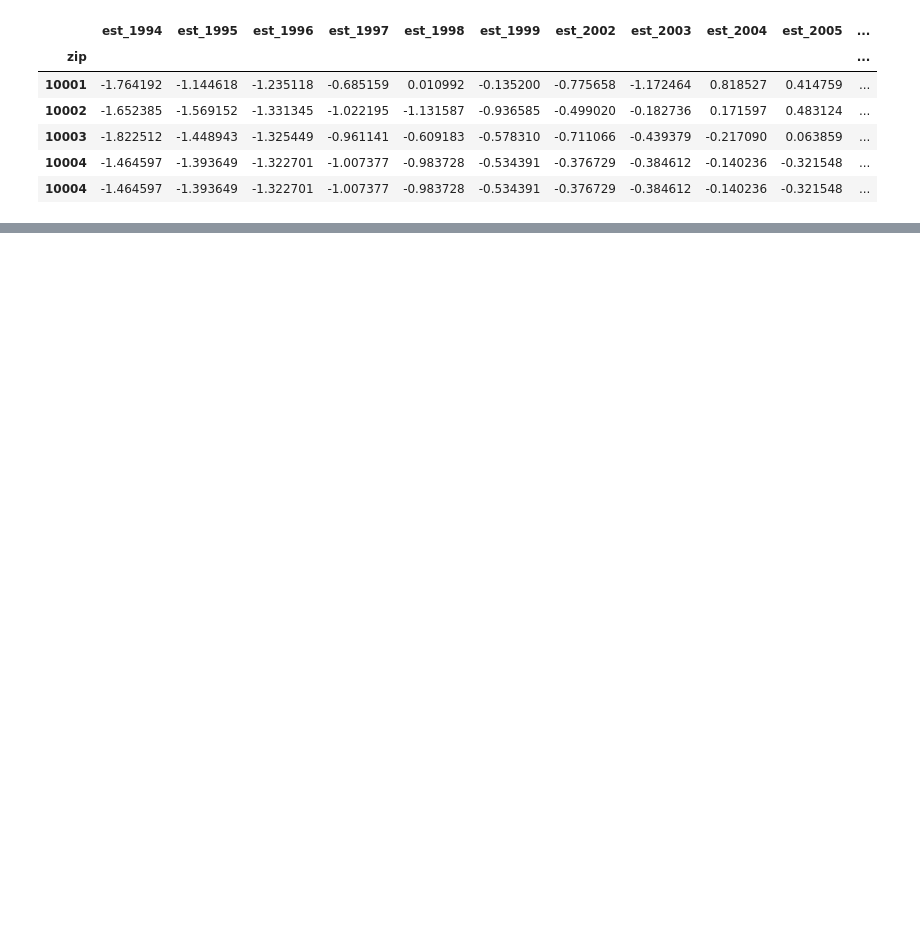
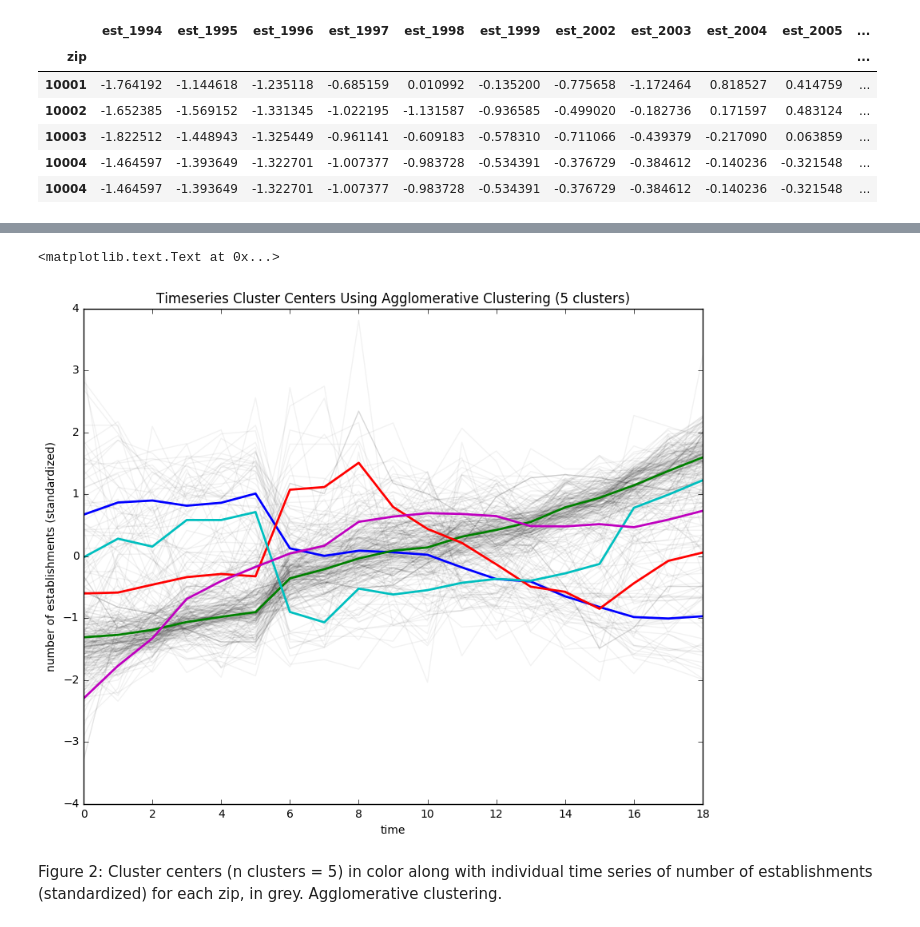
Before and after one commit to iwsstuart/PUI2016_is1480, a Jupyter notebook: HW11_is1480/Assignment2.ipynb, the cells around one changed output, grey strips where cells are left out. Cells and saved outputs as stored; diff of their text form; code cells hidden in the pictures; blank space fills up the shorter version.

```diff
--- a/HW11_is1480/Assignment2.ipynb
+++ b/HW11_is1480/Assignment2.ipynb
@@ -289,0 +221,8 @@ pl.plot(x, clf.cluster_centers_.T, '-', lw=2)
+# %%
+# Perform agglomerative clustering on the data
+nc = 5
+samples = est_zipindex
+clf_a = sklearn.cluster.AgglomerativeClustering(n_clusters=nc)
+labels_agg = clf_a.fit_predict(samples)
+print labels_agg
+len(labels_agg)
@@ -289,0 +238,6 @@ pl.plot(x, clf.cluster_centers_.T, '-', lw=2)
+# %%
+# Calculate cluster centers for agglomerative clustering
+cluster_centers = np.empty((5, 19))
+for i in range(nc):
+    cluster_centers[i] = est_zipindex[labels_agg == i].mean()
+cluster_centers
@@ -289,0 +265,17 @@ pl.plot(x, clf.cluster_centers_.T, '-', lw=2)
+# %%
+# Plot the cluster centers along with individual time series for each zip
+
+pl.figure(figsize=(10,8))
+x = range(19)
+# print shape(x)
+# print est_zipindex.T.shape
+pl.plot(x, est_zipindex.T, '-', c='k', alpha=0.05)
+pl.plot(x, cluster_centers.T, '-', lw=2)
+pl.xlabel('time')
+pl.ylabel('number of establishments (standardized)')
+pl.title('Timeseries Cluster Centers Using Agglomerative Clustering (5 clusters)')
+# %% [output]
+<matplotlib.text.Text at 0x...>
+[figure, added]
+# %% [markdown]
+Figure 2: Cluster centers (n clusters = 5) in color along with individual time series of number of establishments (standardized) for each zip, in grey. Agglomerative clustering.
```
Also changed, not shown: parts of 22 cells of this notebook.
